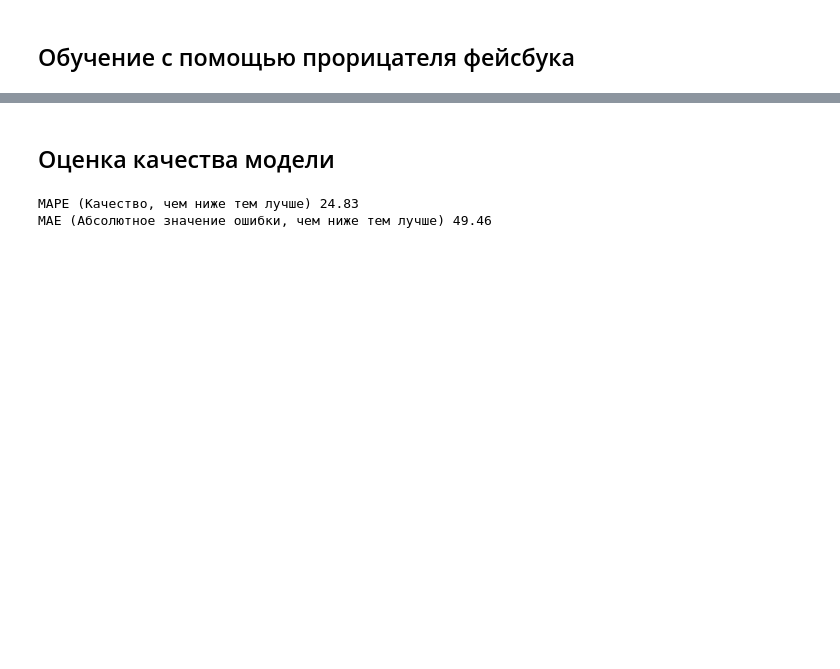
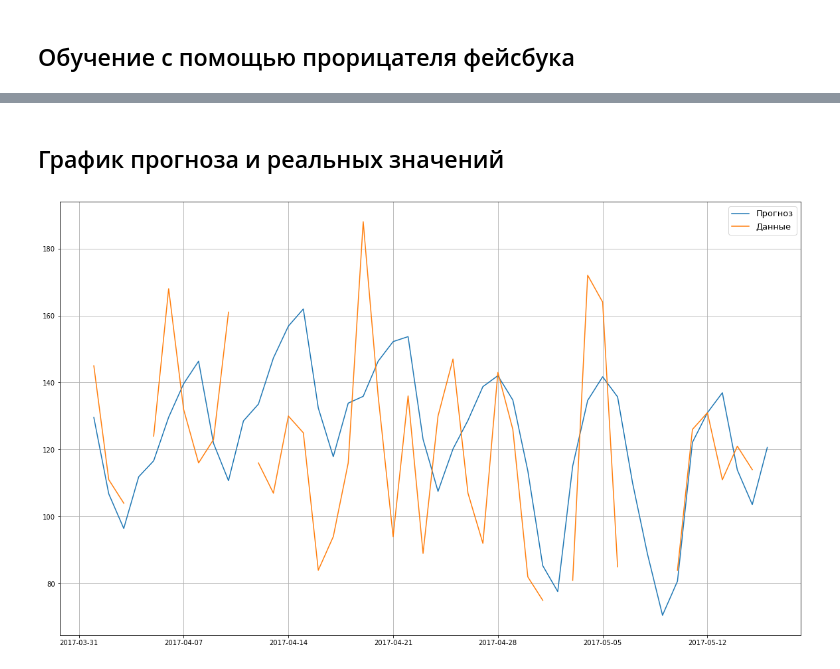
Before and after one commit to sergeybelov/magic, a Jupyter notebook: Анализ продаж - Прогнозирование.ipynb, the cells around one changed output, grey strips where cells are left out. Drawn from its saved outputs; the diff is of its cells as text; code cells hidden in the pictures; blank space fills up the shorter version.

```diff
--- a/Анализ продаж - Прогнозирование.ipynb
+++ b/Анализ продаж - Прогнозирование.ipynb
@@ -30,9 +35,0 @@ time_series_test=time_series.loc[date_div:]
-# %%
-#Обучение
-#changepoint_prior_scale - гиперпараметр процента точек смены тренда (по-умолчанию: 0.05)
-#changepoints  - массив для ручной установки дат смены тренда
-#interval_width - предсказательный интервал
-#mcmc_samples - количество шагов для расчета неопределенности в сезонности для байесовской модели
-#holidays - датасет с праздниками https://facebookincubator.github.io/prophet/docs/holiday_effects.html
-m = Prophet(changepoint_prior_scale=0.005,yearly_seasonality=True,mcmc_samples=75)
-m.fit(time_series_train.reset_index())
@@ -48,0 +38,7 @@ forecast = m.predict(future)
+# %%
+lim=0.7
+ulim=np.percentile(time_series['y'], 100.-lim)
+llim=np.percentile(time_series['y'], lim)
+
+time_series.loc[time_series.y<llim]=None
+time_series.loc[time_series.y>ulim]=None
@@ -59,12 +114,12 @@ m.plot_components(forecast)
-# %% [markdown]
-## Оценка качества модели
-# %%
-cmp_df = np.exp(forecast.set_index('ds')[['yhat', 'yhat_lower', 'yhat_upper']].join(time_series_test))
-cmp_df['e'] = cmp_df['y'] - cmp_df['yhat']
-cmp_df['p'] = 100*cmp_df['e']/cmp_df['y']
-print ('MAPE (Качество, чем ниже тем лучше)', round(np.mean(abs(cmp_df['p'])),2))
-print ('MAE (Абсолютное значение ошибки, чем ниже тем лучше)', round(np.mean(abs(cmp_df['e'])),2))
-cmp_df.drop(['e','p'],inplace=True, axis=1)
-# %% [output]
-MAPE (Качество, чем ниже тем лучше) 24.83
-MAE (Абсолютное значение ошибки, чем ниже тем лучше) 49.46
+# %% [markdown]
+## График прогноза и реальных значений
+# %%
+plt.figure(figsize=(20,12))
+plt.plot(cmp_df.yhat, label = "Прогноз")
+plt.plot(cmp_df.y, label = "Данные")
+#plt.axvspan(len(data)-128, len(data), alpha=0.5, color='lightgrey')
+plt.grid(True)
+plt.axis('tight')
+plt.legend(loc="best", fontsize=13);
+# %% [output]
+[figure, added]
```
Also changed, not shown: parts of 11 cells of this notebook.
